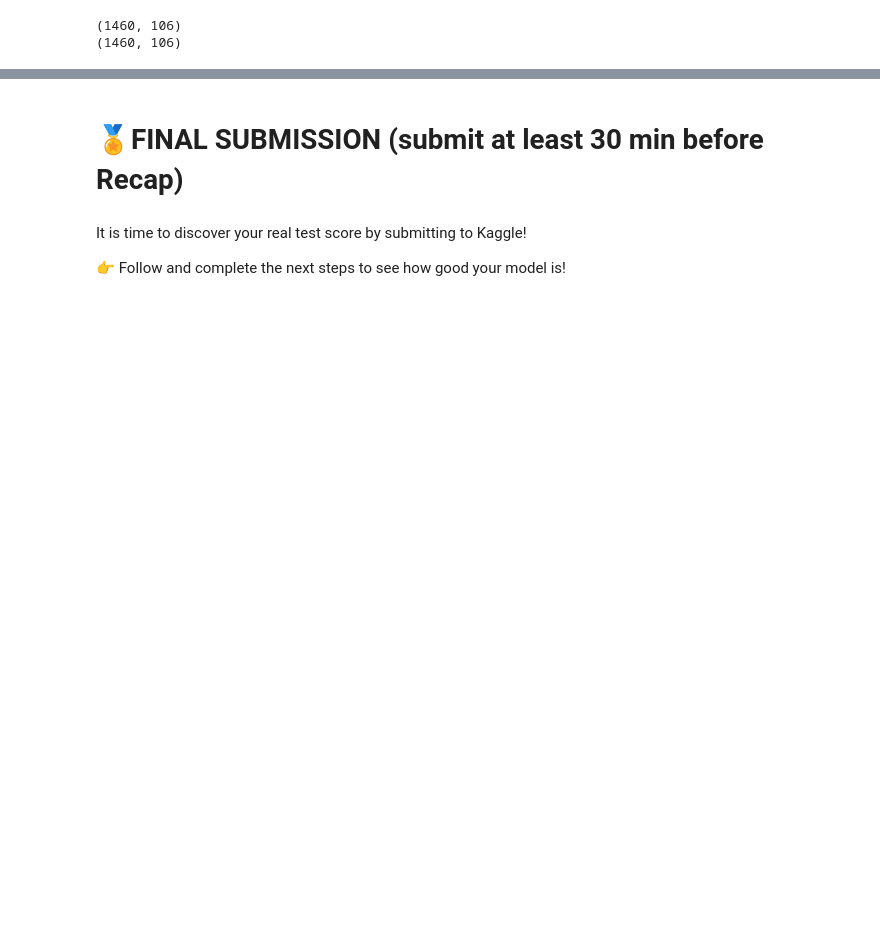
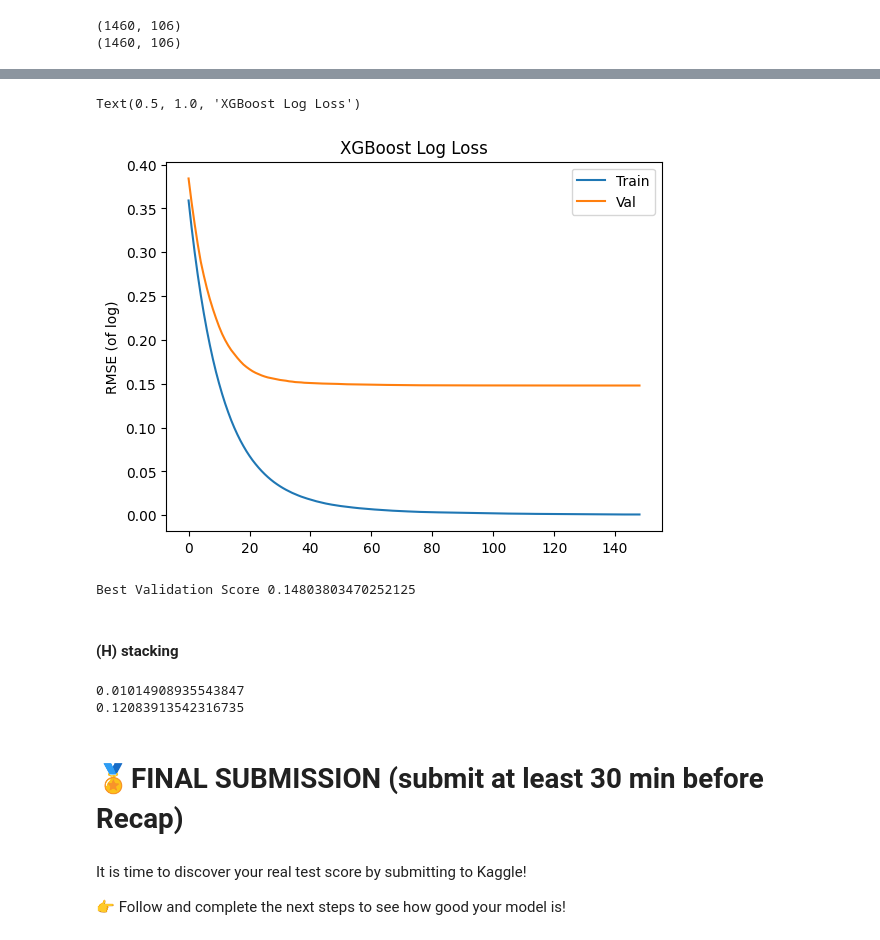
Before and after one commit to Gechen989898/HousePricePrediction, a Jupyter notebook: notebooks/houses_kaggle_competition.ipynb, the cells around one changed output, grey strips where cells are left out. Drawn from its saved outputs; the diff is of its cells as text; code cells hidden in the pictures; blank space fills up the shorter version.

```diff
--- a/notebooks/houses_kaggle_competition.ipynb
+++ b/notebooks/houses_kaggle_competition.ipynb
@@ -889,0 +941,6 @@ ridge socre with log target is 0.011
+# %%
+model = SVR(kernel='linear')
+
+pipe_svm = make_pipeline(preproc, model, memory=cachedir)
+
+score_svr = cross_val_score(pipe_svm, X, y_log, cv=5, scoring=rmse).mean()
@@ -889,0 +1060,2 @@ ridge socre with log target is 0.011
+# %%
+X_train, X_eval, y_train_log, y_eval_log = train_test_split(X, y_log, random_state=42)
@@ -890,3 +1078,65 @@ ridge socre with log target is 0.011
+# %%
+# Instantiate model w early stopping criteria
+model_xgb_early_stopping = XGBRegressor(max_depth=10,
+                         n_estimators=300,
+                         eval_metric=["rmse"],
+                         learning_rate=0.1,
+                        early_stopping_rounds=10)
+# %%
+# Option 2: Use XGBoost Library to fit it
+# It allows you to use an `early_stopping` criteria with a Train/Val slit
+X_train_preproc = preproc.fit_transform(X_train, y_train_log)
+X_eval_preproc = preproc.transform(X_eval)
+
+model_xgb_early_stopping.fit(
+    X_train_preproc,
+    y_train_log,
+    verbose=False,
+    eval_set=[(X_train_preproc, y_train_log), (X_eval_preproc, y_eval_log)],
+)
+
+# Retrieve performance metrics
+results = model_xgb_early_stopping.evals_result()
+epochs = len(results['validation_0']["rmse"])
+x_axis = range(0, epochs)
+
+# Plot RMSLE loss
+fig, ax = plt.subplots()
+
+ax.plot(x_axis, results['validation_0']['rmse'], label='Train')
+ax.plot(x_axis, results['validation_1']['rmse'], label='Val')
+ax.legend(); plt.ylabel('RMSE (of log)'); plt.title('XGBoost Log Loss')
+# %% [output]
+Text(0.5, 1.0, 'XGBoost Log Loss')
+[figure, added]
+# %%
+print("Best Validation Score", min(results['validation_1']['rmse']))
+# %% [output]
+Best Validation Score 0.14803803470252125
+# %% [markdown]
+#### (H) stacking
+# %%
+gboost = GradientBoostingRegressor(n_estimators=100)
+ridge = Ridge()
+svm = SVR(C=1, epsilon=0.05)
+adaboost = AdaBoostRegressor(estimator=DecisionTreeRegressor(max_depth=None))
+
+model = StackingRegressor(
+    estimators=[("gboost", gboost), ("adaboost", adaboost), ("ridge", ridge), ("svm_rbf", svm)],
+    final_estimator=LinearRegression(),
+    cv=5,
+    n_jobs=-1
+)
+
+pipe_stacking = make_pipeline(preproc, model, memory=cachedir)
+
+score = cross_val_score(pipe_stacking, X, y_log, cv=5, scoring=rmse, n_jobs=-1)
+
+print(score.std())
+print(score.mean())
+# %% [output]
+0.01014908935543847
+0.12083913542316735
 # %% [markdown]
 # 🏅FINAL SUBMISSION (submit at least 30 min before Recap)
 # %% [markdown]
```
Also changed, not shown: parts of 37 cells of this notebook.
